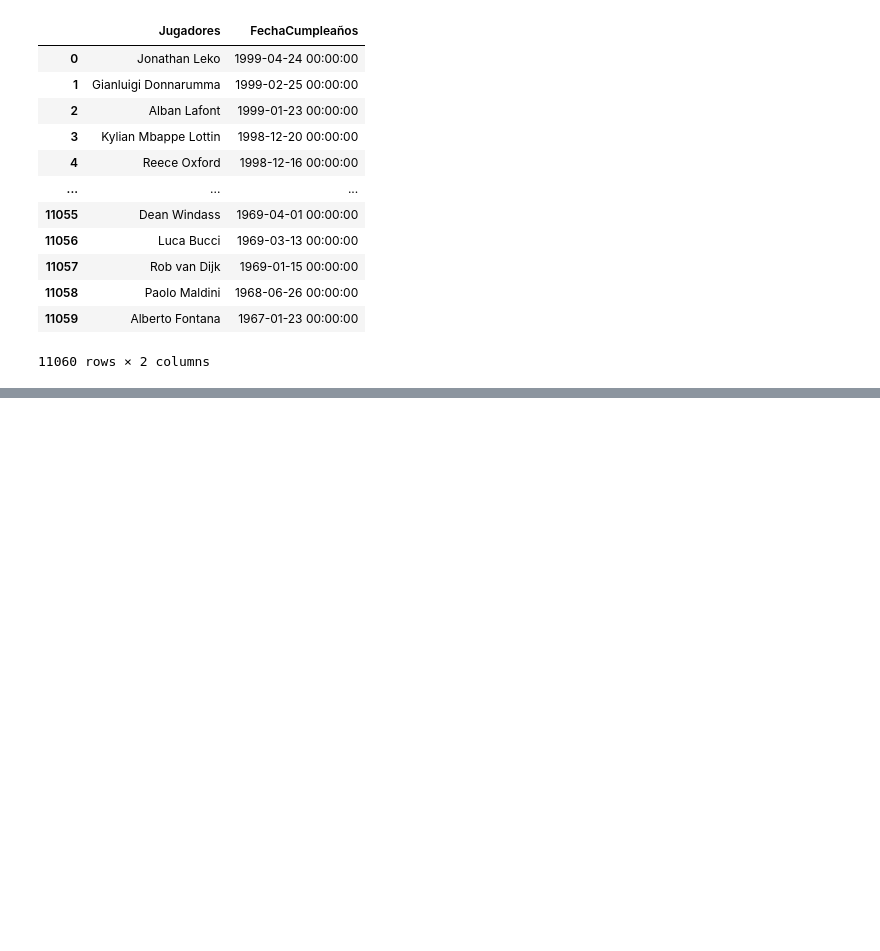
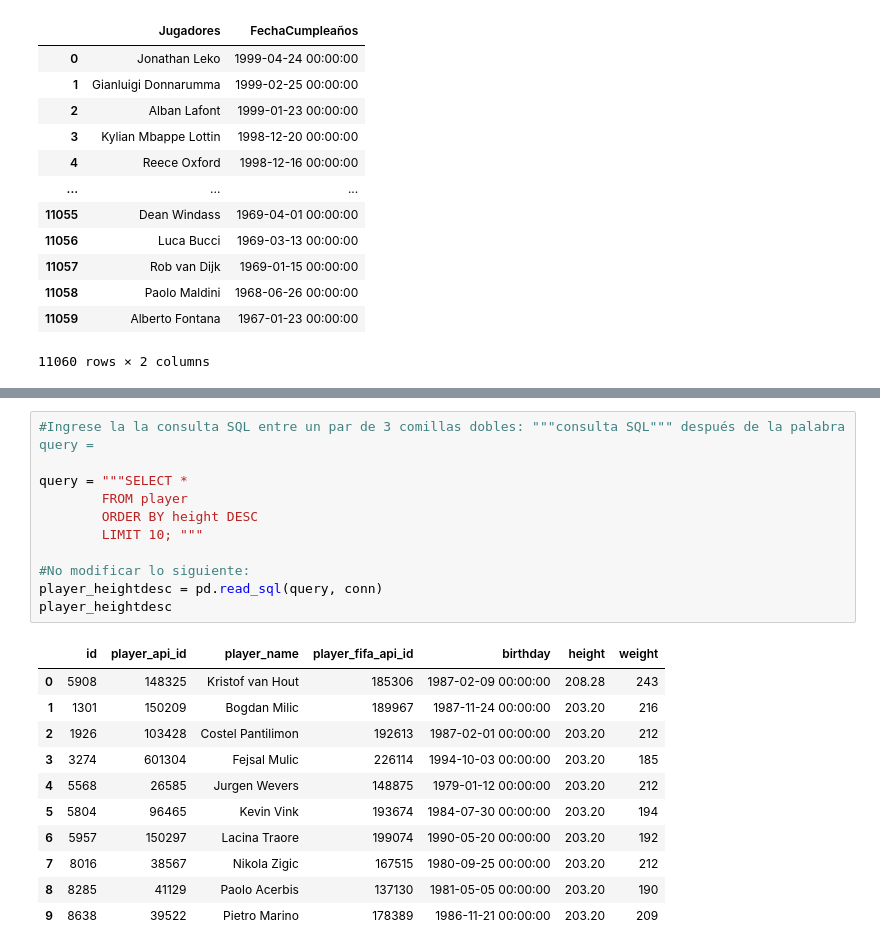
Before and after one commit to SebastianCastillo180/MinTIC, a Jupyter notebook: EjercicioSQL.ipynb, the cells around one changed output, grey strips where cells are left out. Drawn from its saved outputs; the diff is of its cells as text; blank space fills up the shorter version.

```diff
--- a/EjercicioSQL.ipynb
+++ b/EjercicioSQL.ipynb
@@ -484,0 +1066,23 @@ players
+# %%
+#Ingrese la la consulta SQL entre un par de 3 comillas dobles: """consulta SQL""" después de la palabra query =
+
+query = """SELECT *
+        FROM player
+        ORDER BY height DESC
+        LIMIT 10; """
+
+#No modificar lo siguiente:
+player_heightdesc = pd.read_sql(query, conn)
+player_heightdesc
+# %% [output]
+|  | id | player_api_id | player_name | player_fifa_api_id | birthday | height | weight |
+| 0 | 5908 | 148325 | Kristof van Hout | 185306 | 1987-02-09 00:00:00 | 208.28 | 243 |
+| 1 | 1301 | 150209 | Bogdan Milic | 189967 | 1987-11-24 00:00:00 | 203.20 | 216 |
+| 2 | 1926 | 103428 | Costel Pantilimon | 192613 | 1987-02-01 00:00:00 | 203.20 | 212 |
+| 3 | 3274 | 601304 | Fejsal Mulic | 226114 | 1994-10-03 00:00:00 | 203.20 | 185 |
+| 4 | 5568 | 26585 | Jurgen Wevers | 148875 | 1979-01-12 00:00:00 | 203.20 | 212 |
+| 5 | 5804 | 96465 | Kevin Vink | 193674 | 1984-07-30 00:00:00 | 203.20 | 194 |
+| 6 | 5957 | 150297 | Lacina Traore | 199074 | 1990-05-20 00:00:00 | 203.20 | 192 |
+| 7 | 8016 | 38567 | Nikola Zigic | 167515 | 1980-09-25 00:00:00 | 203.20 | 212 |
+| 8 | 8285 | 41129 | Paolo Acerbis | 137130 | 1981-05-05 00:00:00 | 203.20 | 190 |
+| 9 | 8638 | 39522 | Pietro Marino | 178389 | 1986-11-21 00:00:00 | 203.20 | 209 |
```
Also changed, not shown: parts of 47 cells of this notebook.
